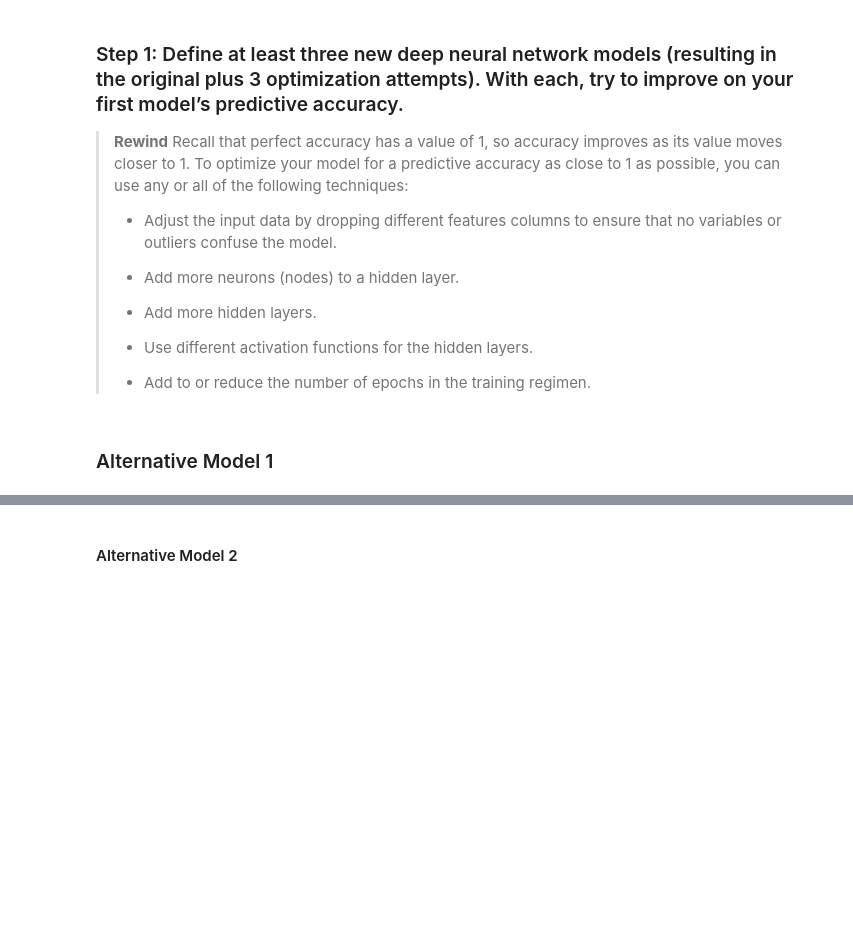
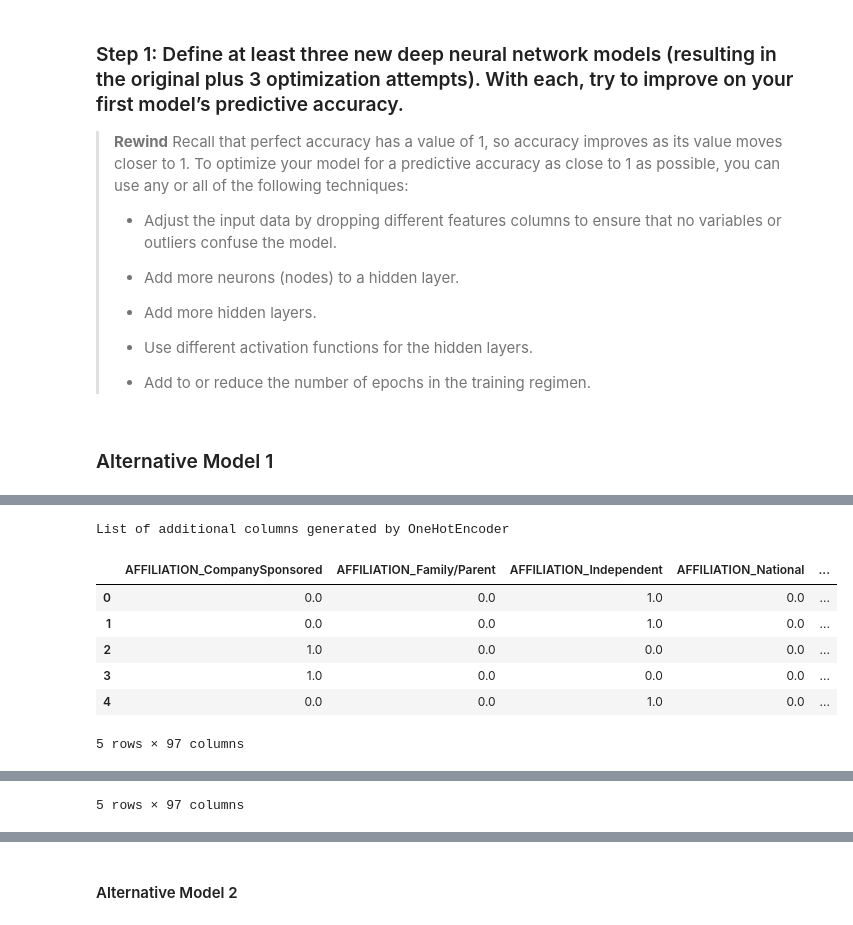
Before and after one commit to dinesh-m/venture_capital_analyzer, a Jupyter notebook: GC_venture_funding_with_deep_learning.ipynb, the cells around one changed output, grey strips where cells are left out. Saved outputs shown, nothing was run; the diff lists cells and outputs as text; code cells hidden in the pictures; blank space fills up the shorter version.

```diff
--- a/GC_venture_funding_with_deep_learning.ipynb
+++ b/GC_venture_funding_with_deep_learning.ipynb
@@ -534,3 +541,14 @@ NN model is saved in AlphabetSoup.h5
 > * Add to or reduce the number of epochs in the training regimen.
 # %% [markdown]
 ### Alternative Model 1
+# %%
+# Create a list of categorical variables
+categorical_variables_A1 = list(applicant_data_df.dtypes[applicant_data_df.dtypes == 'object'].index)
+
+# Display the categorical variables list
+print('Display the categorical variables list')
+print(f'{categorical_variables_A1} \n')
+
+print('Remove APPLICATION_TYPE variable from features set')
+categorical_variables_A1.remove('APPLICATION_TYPE')
+list(categorical_variables_A1)
@@ -536,0 +572,21 @@ NN model is saved in AlphabetSoup.h5
+# %%
+# Create a DataFrame with the encoded variables
+encoded_df_A1 = pd.DataFrame(
+    encoded_data_A1,
+    columns = enc.get_feature_names(categorical_variables_A1)
+)
+
+# Review the DataFrame encoded_df_A1 after removing APPLICATION_TYPE variable
+print('List of additional columns generated by OneHotEncoder')
+display(encoded_df_A1.head())
+
+display(encoded_df_A1.tail())
+# %% [output]
+List of additional columns generated by OneHotEncoder
+|  | AFFILIATION_CompanySponsored | AFFILIATION_Family/Parent | AFFILIATION_Independent | AFFILIATION_National | ... |
+| 0 | 0.0 | 0.0 | 1.0 | 0.0 | ... |
+| 1 | 0.0 | 0.0 | 1.0 | 0.0 | ... |
+| 2 | 1.0 | 0.0 | 0.0 | 0.0 | ... |
+| 3 | 1.0 | 0.0 | 0.0 | 0.0 | ... |
+| 4 | 0.0 | 0.0 | 1.0 | 0.0 | ... |
+5 rows × 97 columns
@@ -536,0 +599 @@ NN model is saved in AlphabetSoup.h5
+5 rows × 97 columns
```
Also changed, not shown: parts of 40 cells of this notebook.
